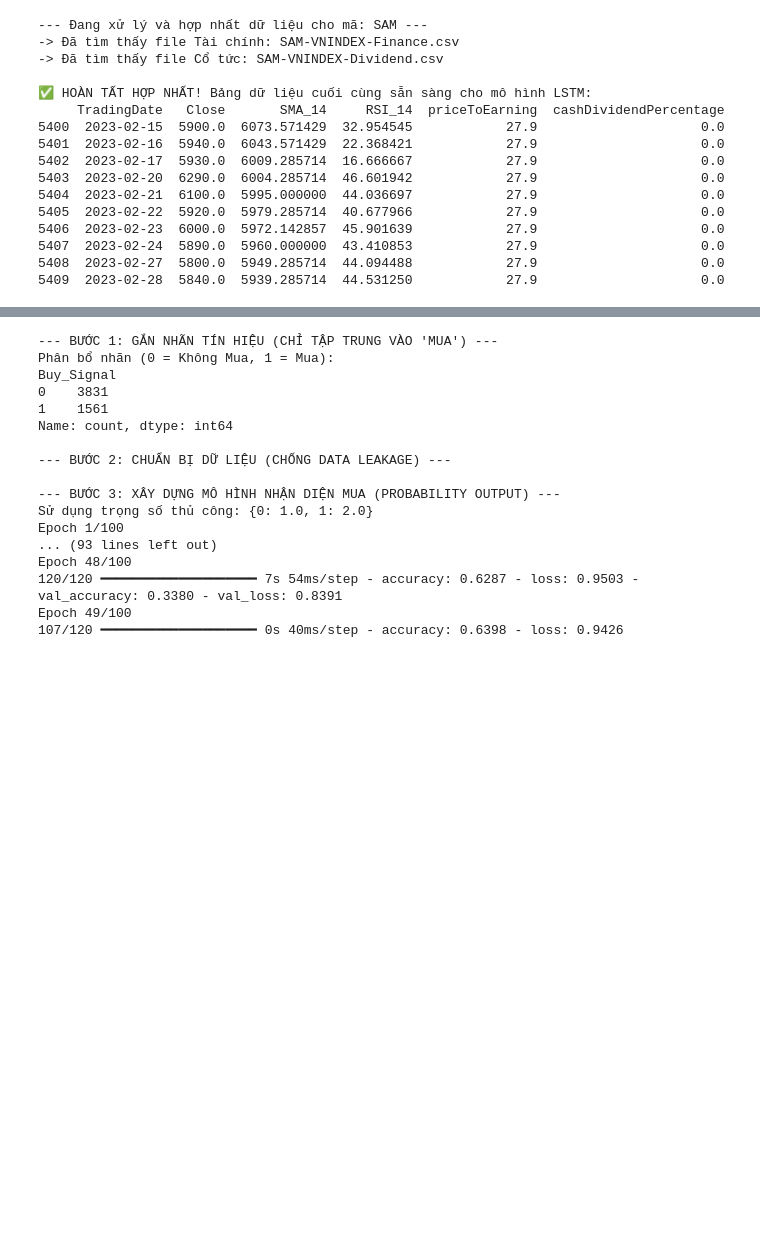
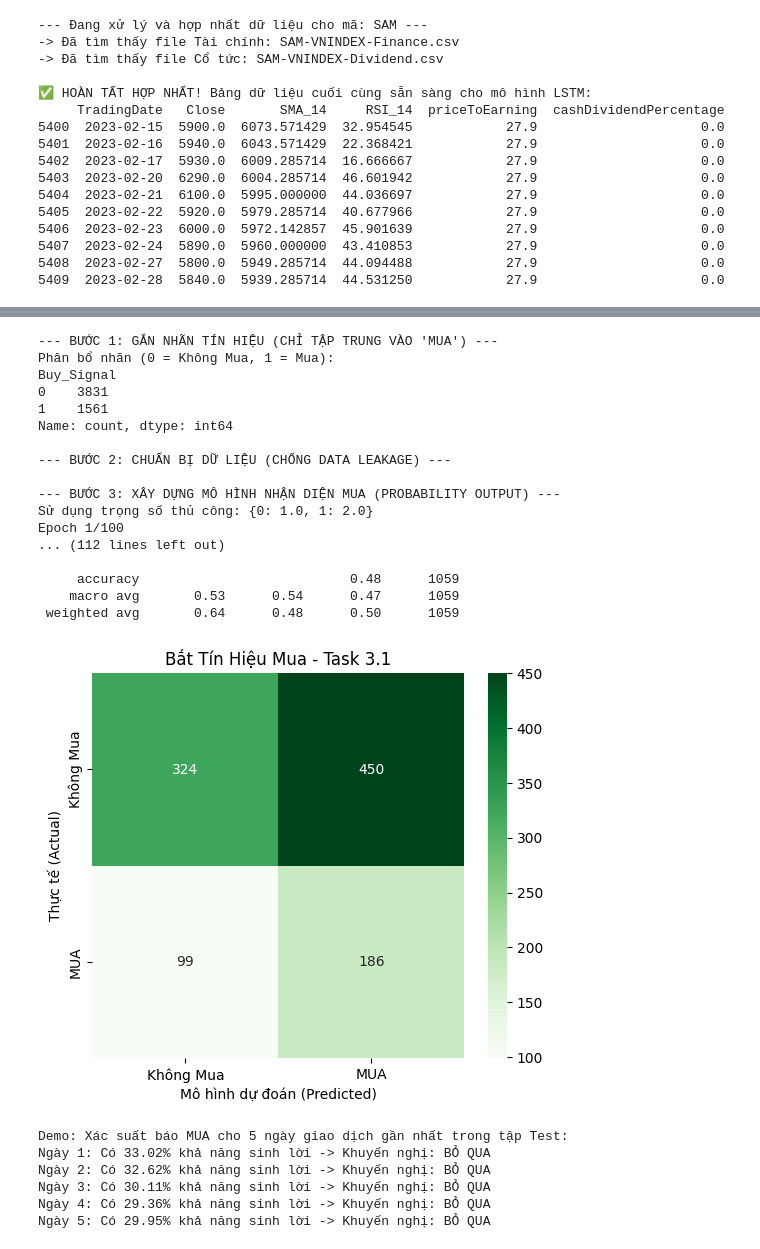
Before and after one commit to hodatisg520/Deep-Learning-Market-Forecasting-Portfolio-Optimization, a Jupyter notebook: Final_project_DL4AI.ipynb, the cells around one changed output, grey strips where cells are left out. Drawn from its saved outputs; the diff is of its cells as text; code cells hidden in the pictures; blank space fills up the shorter version.

Commit message:
finish task 3.2

```diff
--- a/Final_project_DL4AI.ipynb
+++ b/Final_project_DL4AI.ipynb
@@ -866,6 +870,11 @@ df_price['Log_Return'] = np.log(df_price['Close'] / df_price['Close'].shift(1))
 df_price['Volatility_14'] = df_price['Log_Return'].rolling(window=14).std()
 
 df_price['SMA_14'] = df_price['Close'].rolling(window=14).mean()
+# Khoảng cách tương đối giữa giá đóng cửa và đường SMA_14 (tính bằng %)
+df_price['Dist_to_SMA'] = (df_price['Close'] - df_price['SMA_14']) / df_price['SMA_14']
+
+# Nhớ cập nhật lại features_task3 ở BƯỚC 2:
+# features_task3 = ['Open', 'High', 'Low', 'Close', 'Volume', 'Log_Return', 'Volatility_14', 'SMA_14', 'RSI_14', 'Dist_to_SMA']
 # Có thể tính RSI dựa trên Log Return thay vì chênh lệch giá tuyệt đối (Tùy chọn)
 delta = df_price['Close'].diff()
 gain = (delta.where(delta > 0, 0)).rolling(window=14).mean()
@@ -1050,14 +1059,14 @@ train_X_scaled = scaler_X.fit_transform(train_X_raw)
 test_X_scaled = scaler_X.transform(test_X_raw)
 
 # Hàm tạo Window
-def create_dataset_binary(X, Y, time_step=60):
+def create_dataset_binary(X, Y, time_step=20):
     dataX, dataY = [], []
     for i in range(len(X) - time_step):
         dataX.append(X[i:(i + time_step), :])
         dataY.append(Y[i + time_step])
     return np.array(dataX), np.array(dataY)
 
-time_step = 60
+time_step = 20
 X_train, Y_train = create_dataset_binary(train_X_scaled, train_Y_raw, time_step)
 X_test, Y_test = create_dataset_binary(test_X_scaled, test_Y_raw, time_step)
 
@@ -1067,9 +1076,11 @@ X_test, Y_test = create_dataset_binary(test_X_scaled, test_Y_raw, time_step)
 print("\n--- BƯỚC 3: XÂY DỰNG MÔ HÌNH NHẬN DIỆN MUA (PROBABILITY OUTPUT) ---")
 
 # Tính toán Class Weights cho 2 class (0 và 1) để ép mô hình chú ý vào tín hiệu Mua (1)
-class_weights = compute_class_weight(class_weight='balanced', classes=np.unique(Y_train), y=Y_train)
-class_weight_dict = dict(enumerate(class_weights))
-print(f"Trọng số cân bằng: {class_weight_dict}")
+class_weight_dict = {
+    0: 1.0,
+    1: 2.0
+}
+print(f"Sử dụng trọng số thủ công: {class_weight_dict}")
 
 from tensorflow.keras.regularizers import l2
 
@@ -1077,11 +1088,11 @@ model_buy = Sequential()
 # Thu nhỏ LSTM và thêm L2 penalty
 model_buy.add(LSTM(32, return_sequences=True, input_shape=(time_step, len(features_task3)), kernel_regularizer=l2(0.01)))
 model_buy.add(BatchNormalization())
-model_buy.add(Dropout(0.4)) # Dropout cao hơn để model không phụ thuộc vào 1 node nào
+model_buy.add(Dropout(0.5)) # Dropout cao hơn để model không phụ thuộc vào 1 node nào
 
 model_buy.add(LSTM(16, kernel_regularizer=l2(0.01)))
 model_buy.add(BatchNormalization())
-model_buy.add(Dropout(0.4))
+model_buy.add(Dropout(0.5))
 
 model_buy.add(Dense(8, activation='relu'))
 model_buy.add(Dense(1, activation='sigmoid'))
@@ -1090,7 +1101,7 @@ model_buy.add(Dense(1, activation='sigmoid'))
 optimizer = Adam(learning_rate=0.0001)
 model_buy.compile(loss='binary_crossentropy', optimizer=optimizer, metrics=['accuracy'])
 
-early_stop = EarlyStopping(monitor='val_loss', patience=15, restore_best_weights=True, verbose=1)
+early_stop = EarlyStopping(monitor='val_loss', patience=7, restore_best_weights=True, verbose=1)
 
 history = model_buy.fit(
     X_train, Y_train,
@@ -1102,8 +1113,6 @@ history = model_buy.fit(
     verbose=1
 )
 
-
-print("\n--- BƯỚC 4: ĐÁNH GIÁ & XUẤT XÁC SUẤT MUA ---")
 
 print("\n--- BƯỚC 4: ĐÁNH GIÁ & XUẤT XÁC SUẤT MUA ---")
 
@@ -1132,36 +1141,46 @@ Y_pred_binary = (predicted_probabilities > best_threshold).astype(int)
 # In Report chi tiết (Sẽ báo cáo dựa trên best_threshold)
 print("\nClassification Report (Binary - Buying Signal):")
 print(classification_report(Y_test, Y_pred_binary, target_names=['Không Mua (0)', 'MUA (1)']))
+
+# ... (Phần vẽ Confusion Matrix giữ nguyên) ...
+
 # Vẽ Confusion Matrix
 cm = confusion_matrix(Y_test, Y_pred_binary)
 plt.figure(figsize=(6, 5))
 sns.heatmap(cm, annot=True, fmt='d', cmap='Greens', xticklabels=['Không Mua', 'MUA'], yticklabels=['Không Mua', 'MUA'])
 plt.title('Bắt Tín Hiệu Mua - Task 3.1')
 plt.ylabel('Thực tế (Actual)')
 plt.xlabel('Mô hình dự đoán (Predicted)')
 plt.show()
 
 # Hiển thị demo Xác suất của 5 ngày cuối cùng
 print("\nDemo: Xác suất báo MUA cho 5 ngày giao dịch gần nhất trong tập Test:")
 for i in range(1, 6):
     prob = predicted_probabilities[-i] * 100
     decision = "MUA" if prob > 50 else "BỎ QUA"
     print(f"Ngày {i}: Có {prob:.2f}% khả năng sinh lời -> Khuyến nghị: {decision}")
 # %% [output]
 --- BƯỚC 1: GẮN NHÃN TÍN HIỆU (CHỈ TẬP TRUNG VÀO 'MUA') ---
 Phân bổ nhãn (0 = Không Mua, 1 = Mua):
 Buy_Signal
 0    3831
 1    1561
 Name: count, dtype: int64
 
 --- BƯỚC 2: CHUẨN BỊ DỮ LIỆU (CHỐNG DATA LEAKAGE) ---
 
 --- BƯỚC 3: XÂY DỰNG MÔ HÌNH NHẬN DIỆN MUA (PROBABILITY OUTPUT) ---
 Sử dụng trọng số thủ công: {0: 1.0, 1: 2.0}
 Epoch 1/100
-... (93 lines left out)
-Epoch 48/100
-120/120 ━━━━━━━━━━━━━━━━━━━━ 7s 54ms/step - accuracy: 0.6287 - loss: 0.9503 - val_accuracy: 0.3380 - val_loss: 0.8391
-Epoch 49/100
-107/120 ━━━━━━━━━━━━━━━━━━━━ 0s 40ms/step - accuracy: 0.6398 - loss: 0.9426
+... (112 lines left out)
+
+     accuracy                           0.48      1059
+    macro avg       0.53      0.54      0.47      1059
+ weighted avg       0.64      0.48      0.50      1059
+[figure, added]
+Demo: Xác suất báo MUA cho 5 ngày giao dịch gần nhất trong tập Test:
+Ngày 1: Có 33.02% khả năng sinh lời -> Khuyến nghị: BỎ QUA
+Ngày 2: Có 32.62% khả năng sinh lời -> Khuyến nghị: BỎ QUA
+Ngày 3: Có 30.11% khả năng sinh lời -> Khuyến nghị: BỎ QUA
+Ngày 4: Có 29.36% khả năng sinh lời -> Khuyến nghị: BỎ QUA
+Ngày 5: Có 29.95% khả năng sinh lời -> Khuyến nghị: BỎ QUA
```
Also changed, not shown: parts of 15 cells of this notebook.
